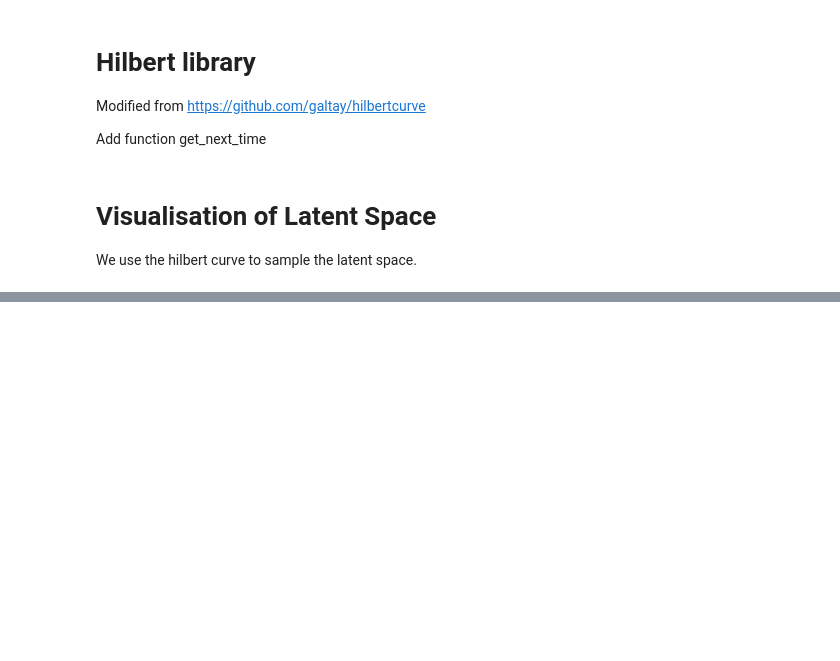
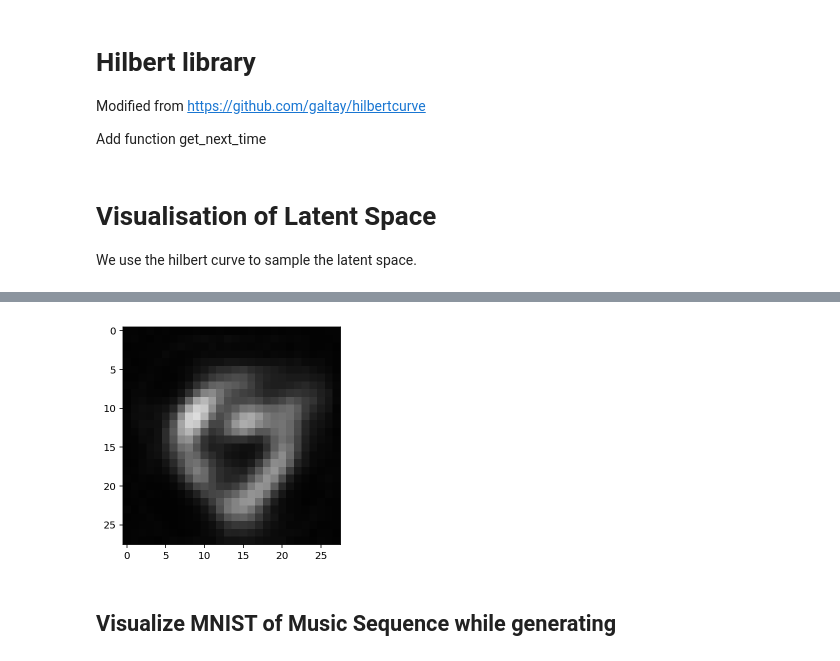
Before and after one commit to Cattalyya/DNF-music-gen-experiment, a Jupyter notebook: MusicGen.ipynb, the cells around one changed output, grey strips where cells are left out. Cells and saved outputs as stored; diff of their text form; code cells hidden in the pictures; blank space fills up the shorter version.

Commit message:
Fix bug and make two model visualizations of notes and MNIST

```diff
--- a/MusicGen.ipynb
+++ b/MusicGen.ipynb
@@ -143,9 +143,9 @@ import numpy as np
 MODE = "original"
 notes, pitchnames, n_vocab, network_input, normalized_input, note_to_int = mga.retrieve_notes_trained_data()
 if MODE == "original":
-    model = mga.create_network_original(normalized_input, n_vocab)
+    music_model = mga.create_network_original(normalized_input, n_vocab)
 else:
-    model = mga.create_network_small(normalized_input, n_vocab)
+    music_model = mga.create_network_small(normalized_input, n_vocab)
 print("Nw input len:", len(network_input))
 # input size is 1xlen(init_input)
 # 1 x 101
@@ -157,7 +157,7 @@ init_input = network_input[rand_index]
 copy_input = np.asarray(init_input)
 print("init_input: ",len(init_input),  init_input)
 # predict output from this sequence
-prediction_output = mga.generate_notes(model, init_input, pitchnames, n_vocab)
+prediction_output = mga.generate_notes(music_model, init_input, pitchnames, n_vocab)
 
 print(len(prediction_output), list(map(lambda x: note_to_int[x], prediction_output)))
 mga.create_midi(prediction_output)
@@ -445,0 +422,17 @@ AttributeError: 'Sequential' object has no attribute 'decode'
+# %%
+def plot_note(coord=np.arange(100), p=8):
+    hilbert_curve = HilbertCurve(p, N) #initialize hilbert curve
+
+    coords = [coord]
+    norm_coords = np.array([[[((coord_x / (2**(p-1)))-1) for coord_x in coord]]  for coord in coords])
+
+    #convert coords in hyperspace back to scale [-1,1] (the latent space we're exploring)
+    b = torch.tensor(norm_coords).type(torch.FloatTensor).to(device)
+    sample = model.decode(b).cpu() #decode norm_coords
+    show(make_grid(sample.view(1, 1, 28, 28)))
+
+plot_note(coord=copy_input, p=9)
+# %% [output]
+[figure, added]
+# %% [markdown]
+##  Visualize MNIST of Music Sequence while generating
```
Also changed, not shown: parts of 9 cells of this notebook, 2 other files.
